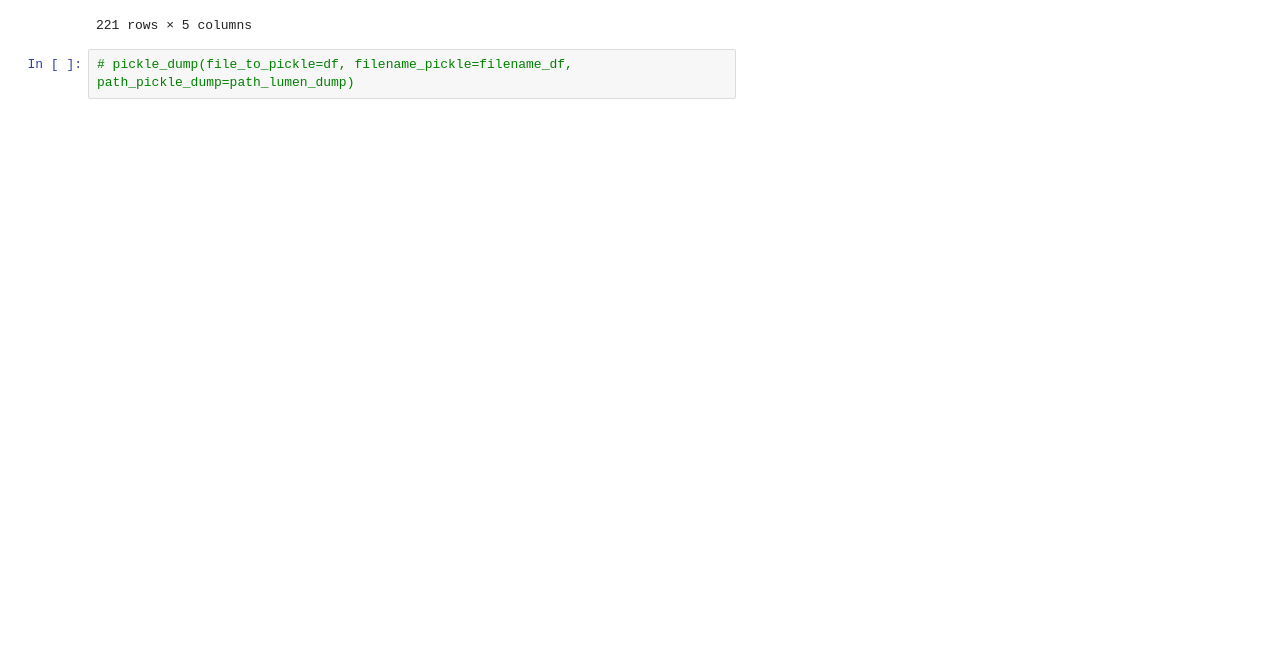
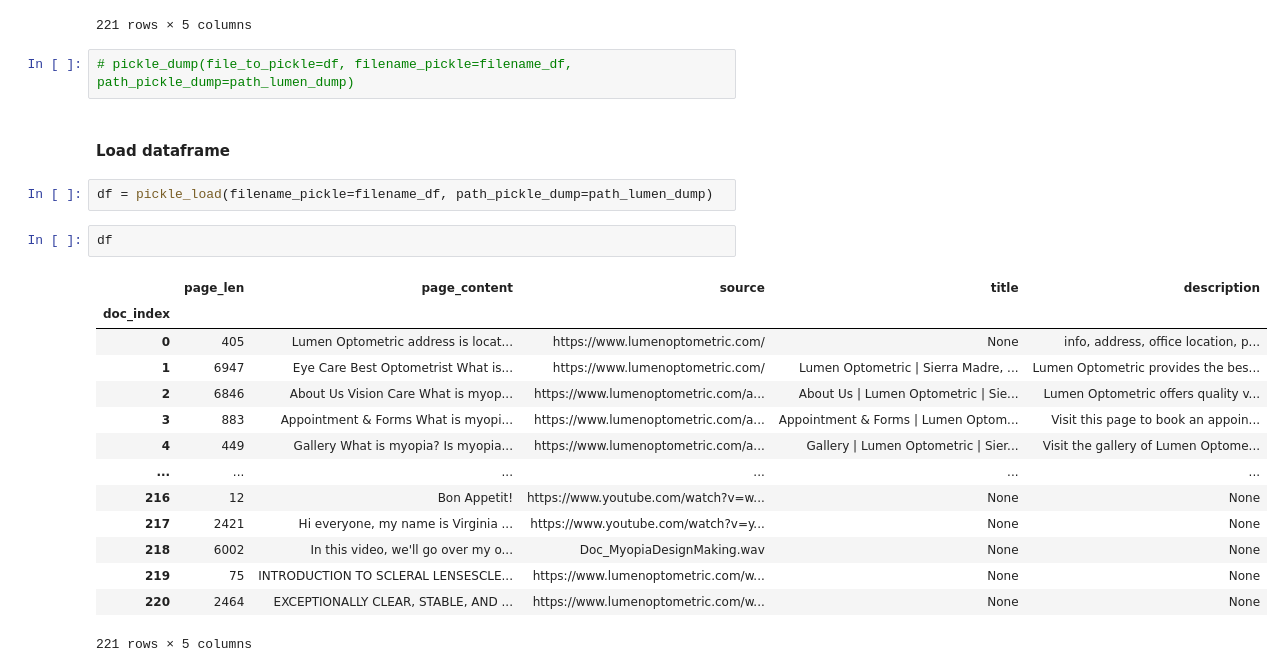
Before and after one commit to pympk/py310, a Jupyter notebook: langchain/py_08_transform_docs_to_df_00.ipynb, the cells around one changed output. Saved outputs shown, nothing was run; the diff lists cells and outputs as text; blank space fills up the shorter version.

```diff
--- a/langchain/py_08_transform_docs_to_df_00.ipynb
+++ b/langchain/py_08_transform_docs_to_df_00.ipynb
@@ -165,3 +165,24 @@ df
 221 rows × 5 columns
 # %%
 # pickle_dump(file_to_pickle=df, filename_pickle=filename_df, path_pickle_dump=path_lumen_dump)
+# %% [markdown]
+#### Load dataframe
+# %%
+df = pickle_load(filename_pickle=filename_df, path_pickle_dump=path_lumen_dump)
+# %%
+df
+# %% [output]
+|  | page_len | page_content | source | title | description |
+| doc_index |  |  |  |  |  |
+| 0 | 405 | Lumen Optometric address is locat... | https://www.lumenoptometric.com/ | None | info, address, office location, p... |
+| 1 | 6947 | Eye Care Best Optometrist What is... | https://www.lumenoptometric.com/ | Lumen Optometric | Sierra Madre, ... | Lumen Optometric provides the bes... |
+| 2 | 6846 | About Us Vision Care What is myop... | https://www.lumenoptometric.com/a... | About Us | Lumen Optometric | Sie... | Lumen Optometric offers quality v... |
+| 3 | 883 | Appointment & Forms What is myopi... | https://www.lumenoptometric.com/a... | Appointment & Forms | Lumen Optom... | Visit this page to book an appoin... |
+| 4 | 449 | Gallery What is myopia? Is myopia... | https://www.lumenoptometric.com/a... | Gallery | Lumen Optometric | Sier... | Visit the gallery of Lumen Optome... |
+| ... | ... | ... | ... | ... | ... |
+| 216 | 12 | Bon Appetit! | https://www.youtube.com/watch?v=w... | None | None |
+| 217 | 2421 | Hi everyone, my name is Virginia ... | https://www.youtube.com/watch?v=y... | None | None |
+| 218 | 6002 | In this video, we'll go over my o... | Doc_MyopiaDesignMaking.wav | None | None |
+| 219 | 75 | INTRODUCTION TO SCLERAL LENSESCLE... | https://www.lumenoptometric.com/w... | None | None |
+| 220 | 2464 | EXCEPTIONALLY CLEAR, STABLE, AND ... | https://www.lumenoptometric.com/w... | None | None |
+221 rows × 5 columns
```
Also changed, not shown: parts of 2 cells of this notebook, 2 other files.
